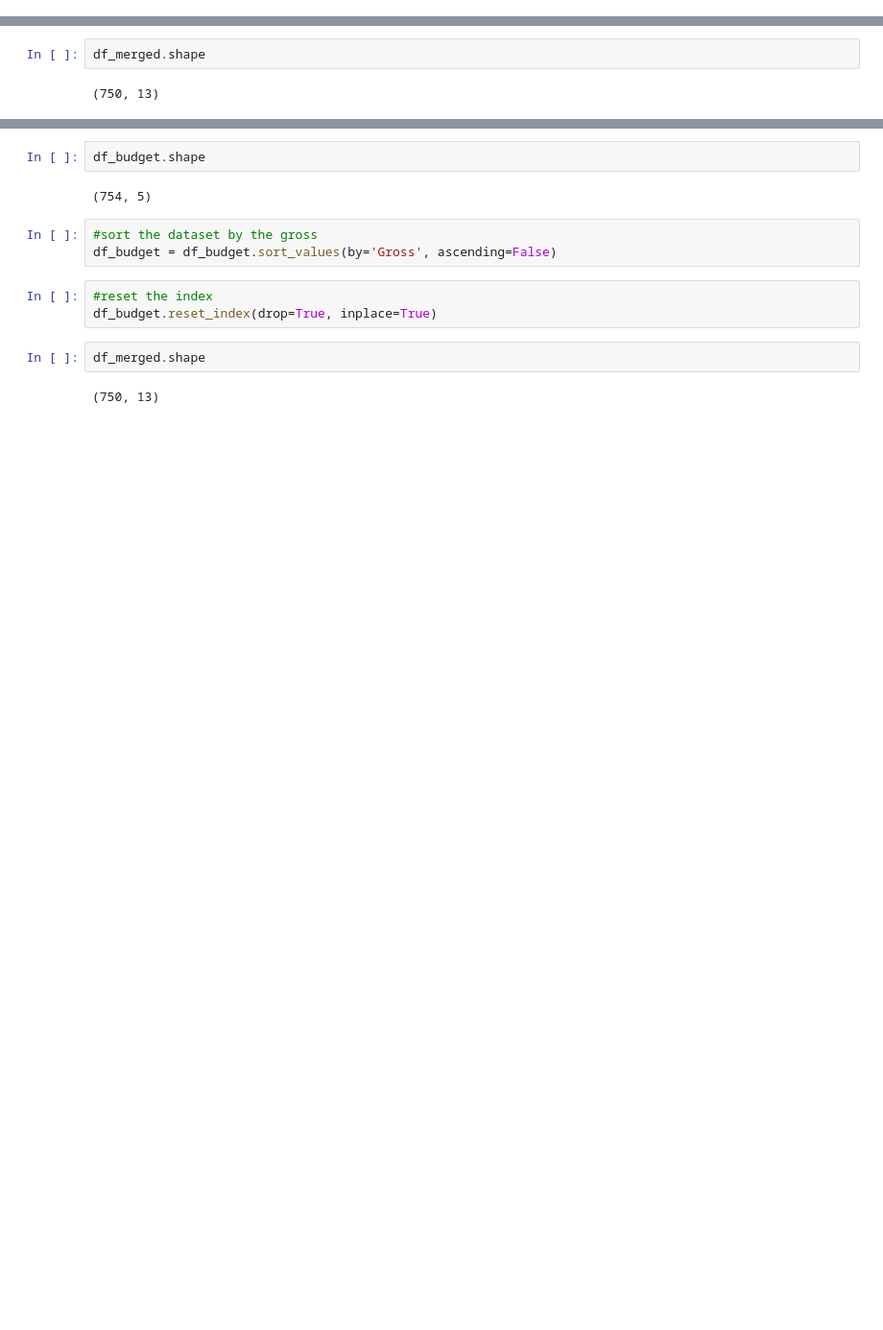
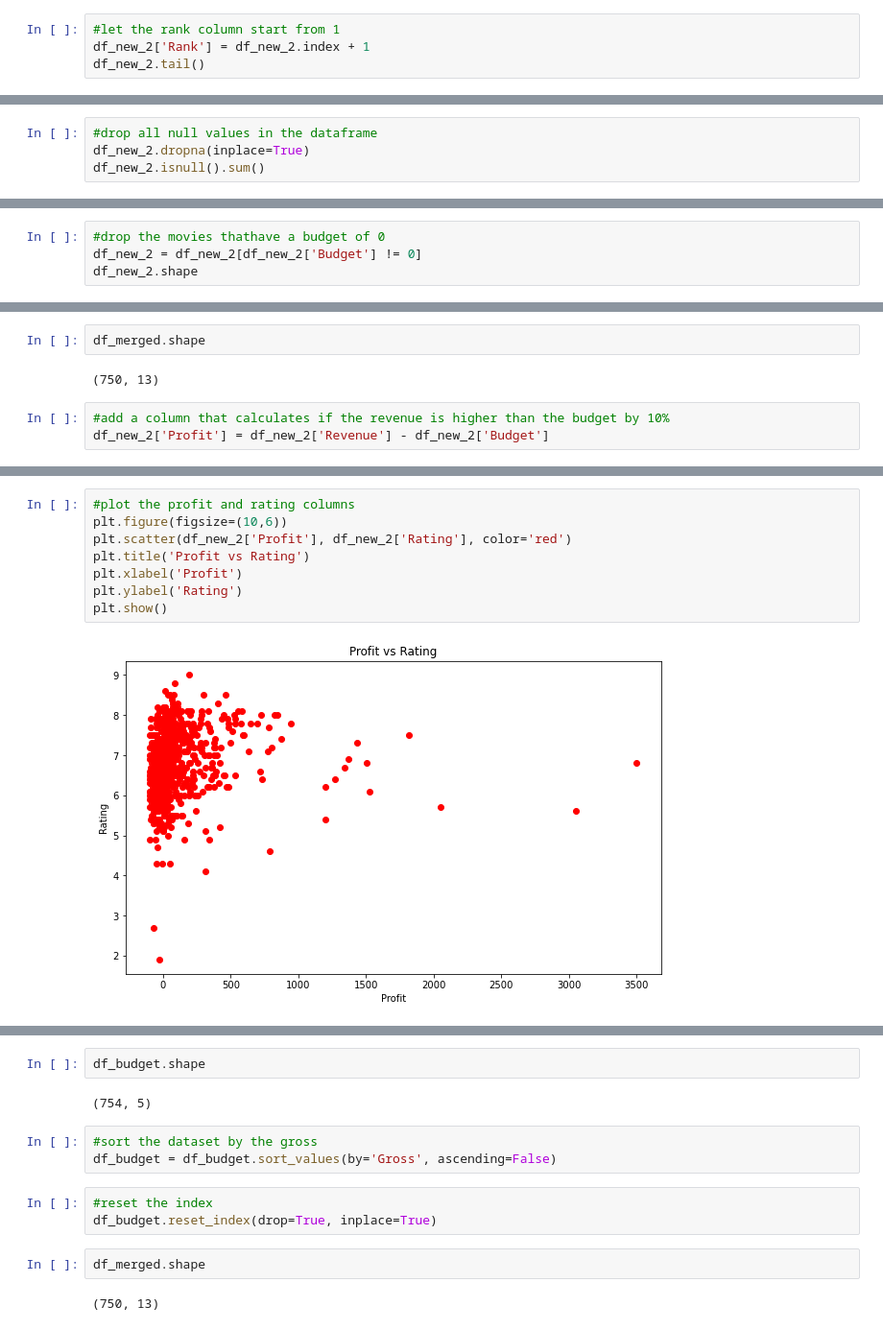
Before and after one commit to Misperia/FDS_project_2023, a Jupyter notebook: notebook.ipynb, the cells around one changed output, grey strips where cells are left out. Shown at 96% size. Cells and saved outputs as stored; diff of their text form; blank space fills up the shorter version.

Commit message:
added a profit column

```diff
--- a/notebook.ipynb
+++ b/notebook.ipynb
@@ -978,0 +985,4 @@ df_merged.head()
+# %%
+#let the rank column start from 1
+df_new_2['Rank'] = df_new_2.index + 1
+df_new_2.tail()
@@ -978,0 +996,4 @@ df_merged.head()
+# %%
+#drop all null values in the dataframe
+df_new_2.dropna(inplace=True)
+df_new_2.isnull().sum()
@@ -978,0 +1016,4 @@ df_merged.head()
+# %%
+#drop the movies thathave a budget of 0
+df_new_2 = df_new_2[df_new_2['Budget'] != 0]
+df_new_2.shape
@@ -980,3 +1080,6 @@ df_merged.head()
 df_merged.shape
 # %% [output]
 (750, 13)
+# %%
+#add a column that calculates if the revenue is higher than the budget by 10%
+df_new_2['Profit'] = df_new_2['Revenue'] - df_new_2['Budget']
@@ -982,0 +1093,10 @@ df_merged.shape
+# %%
+#plot the profit and rating columns
+plt.figure(figsize=(10,6))
+plt.scatter(df_new_2['Profit'], df_new_2['Rating'], color='red')
+plt.title('Profit vs Rating')
+plt.xlabel('Profit')
+plt.ylabel('Rating')
+plt.show()
+# %% [output]
+[figure, added]
```
Also changed, not shown: parts of 44 cells of this notebook.
